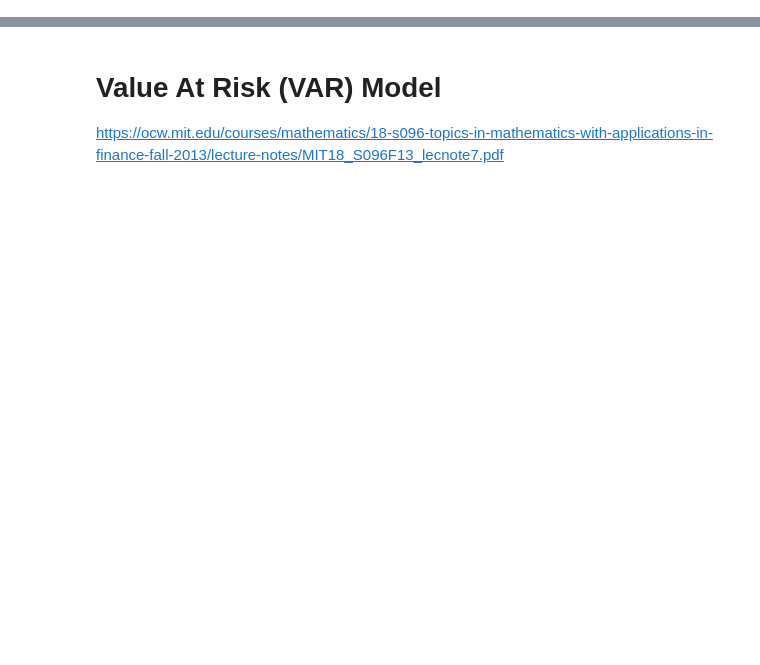
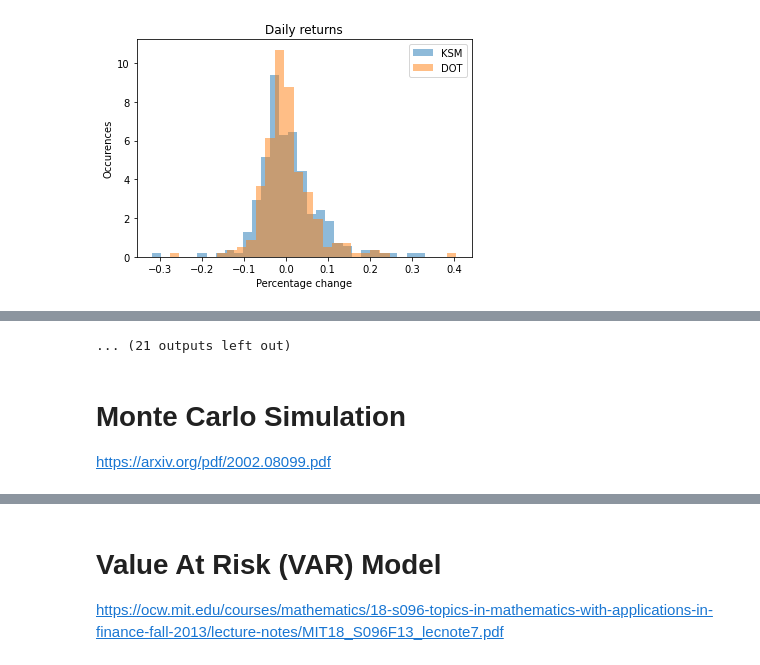
Before and after one commit to interlay/collateralization-analysis, a Jupyter notebook: Kusama Collateral Thresolds.ipynb, the cells around one changed output, grey strips where cells are left out. Cells and saved outputs as stored; diff of their text form; code cells hidden in the pictures; blank space fills up the shorter version.

```diff
--- a/Kusama Collateral Thresolds.ipynb
+++ b/Kusama Collateral Thresolds.ipynb
@@ -0,0 +369,13 @@
+# %%
+def plot_returns(returns, data_label, title):
+    plt.hist(returns, density=True, bins=30, alpha=0.5, label=data_label)
+    plt.ylabel("Occurences")
+    plt.xlabel("Percentage change")
+    plt.legend(loc="upper right")
+    plt.title(title)
+
+
+plot_returns(ksm_to_btc_returns_daily, "KSM", "Daily returns")
+plot_returns(dot_to_btc_returns_daily, "DOT", "Daily returns")
+# %% [output]
+[figure, added]
@@ -0,0 +393,4 @@
+... (21 outputs left out)
+# %% [markdown]
+# Monte Carlo Simulation
+https://arxiv.org/pdf/2002.08099.pdf
```
Also changed, not shown: parts of 28 cells of this notebook, 5 other files.
